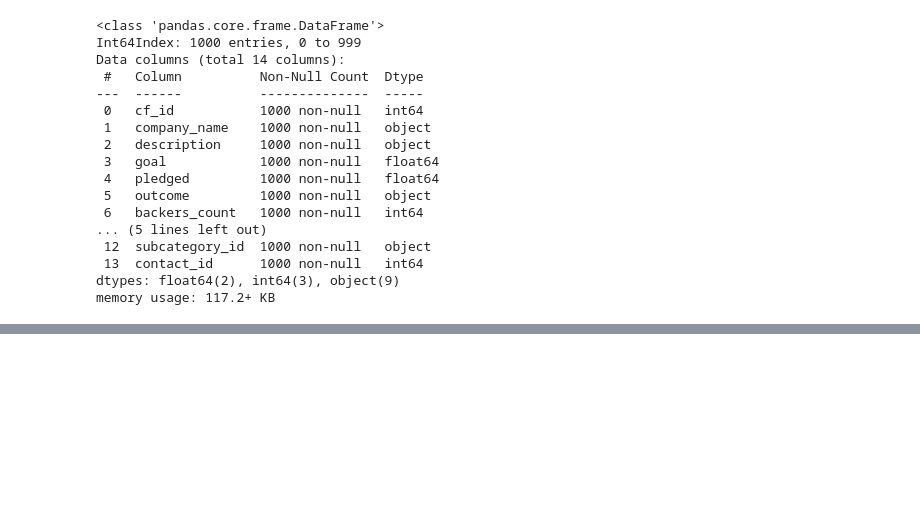
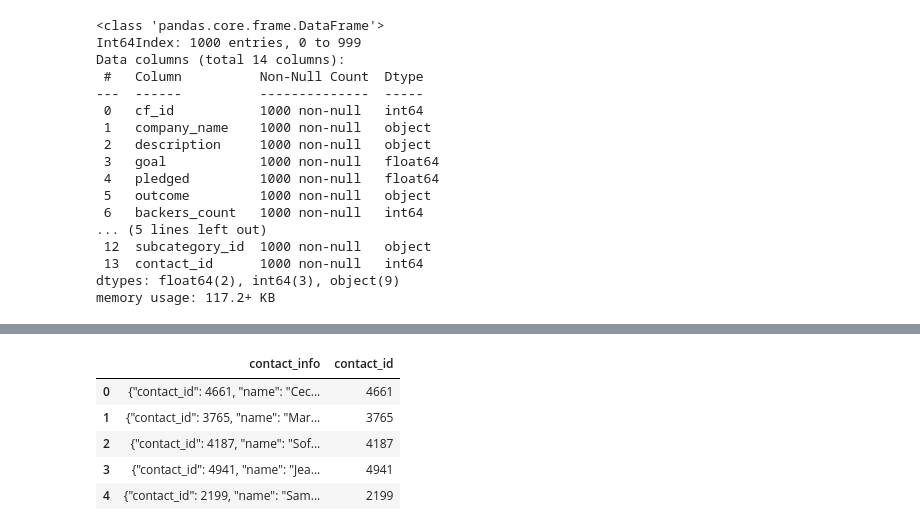
Before and after one commit to nabernal/Crowdfunding-ETL, a Jupyter notebook: Module_4.ipynb, the cells around one changed output, grey strips where cells are left out. Cells and saved outputs as stored; diff of their text form; code cells hidden in the pictures; blank space fills up the shorter version.

```diff
--- a/Module_4.ipynb
+++ b/Module_4.ipynb
@@ -412,3 +412,15 @@ campaign_cleaned.head()
 | 4 | 1365 | 2199 | Larson-Little | Proactive foreground core | 7600.0 | 5265.0 | failed | 53 | US | ... |
 # %%
 campaign_cleaned.to_csv("Resources/campaign_cleaned.csv", index=False)
+# %%
+# Module 3.3.5: Creating the Contacts DataFrame
+# Extract the four-digit contact ID number and add it to a new column in the contact_info DataFrame.
+contact_info_df["contact_id"] = [x[15:19] for x in contact_info_df["contact_info"].values]
+contact_info_df.head()
+# %% [output]
+|  | contact_info | contact_id |
+| 0 | {"contact_id": 4661, "name": "Cec... | 4661 |
+| 1 | {"contact_id": 3765, "name": "Mar... | 3765 |
+| 2 | {"contact_id": 4187, "name": "Sof... | 4187 |
+| 3 | {"contact_id": 4941, "name": "Jea... | 4941 |
+| 4 | {"contact_id": 2199, "name": "Sam... | 2199 |
```
Also changed, not shown: parts of 8 cells of this notebook, 1 other file.
